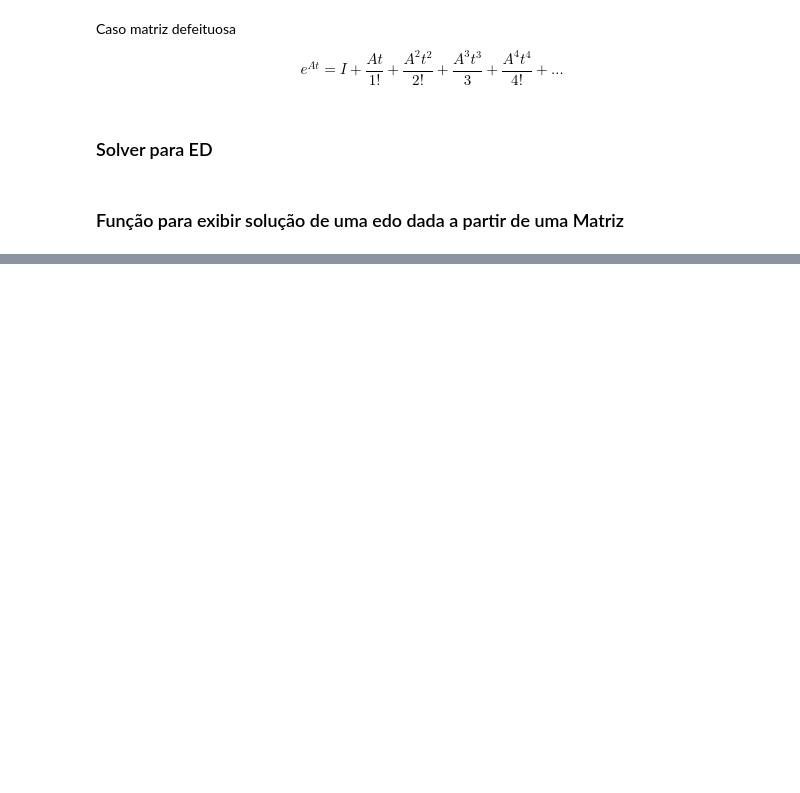
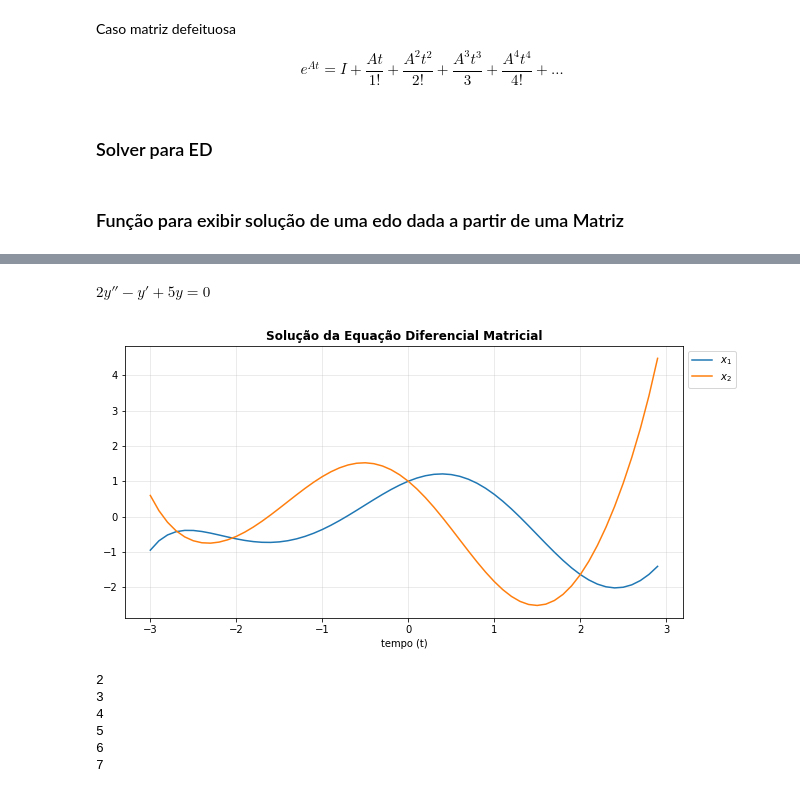
Before and after one commit to gil-miranda/university-courses, a Jupyter notebook: comp-cientifica-II-2019-2/Project-I/Project-I.ipynb, the cells around one changed output, grey strips where cells are left out. Saved outputs shown, nothing was run; the diff lists cells and outputs as text; code cells hidden in the pictures; blank space fills up the shorter version.

```diff
--- a/comp-cientifica-II-2019-2/Project-I/Project-I.ipynb
+++ b/comp-cientifica-II-2019-2/Project-I/Project-I.ipynb
@@ -150,0 +157,26 @@ B = np.array([[-1,0,0],[1,-1,0],[0,1,-1]])
+# %%
+def gen_mAb(eq): ## Input -> eq: lista de coeficientes da ed.
+    col_len = len(eq) - 2 ## Armazena o tamanho da matrix A nxn, que é o tamanho do array retirados dois coeficientes
+    A = np.zeros(shape=(col_len, col_len)) ## Gera a matriz A com zeros
+    I = np.eye(col_len) ## Gera uma matriz identidade
+    I[0] = I[0]*0 ## Transforma a primeira linha de I em zeros
+    I_desl = np.roll(I, -1, 0) ## Desloca a matriz identidade para a direita
+    b = np.zeros(col_len) ## Gera o vetor b com zeros
+    b[-1] = eq[-1] ## Insere como último elemento de b a constante c
+    for (i,j) in zip(np.flip(eq[1:-1]),range(0,col_len)): ## Insere os coeficientes na última linha da matriz A
+        A[-1][j] = -i/eq[0]
+    A = A + I_desl ## Soma A com a identidade deslocada
+    return A, b ## Output -> A: Matriz do sistema de edos de primeira ordem. b: Vetor constante
+# %% [markdown]
+$2y'' -y' + 5y = 0$
+# %%
+eq = [2,-1,5,0]
+# %%
+def exibe_solucao_2(eq,c):
+    A, b = gen_mAb(eq)
+    c = np.flip(c)
+    exibe_solucao_1(A, b, c, t = [-3,3,0.1])
+# %%
+exibe_solucao_2(eq,[1,1])
+# %% [output]
+[figure, added]
@@ -150,0 +185,11 @@ B = np.array([[-1,0,0],[1,-1,0],[0,1,-1]])
+# %%
+eq = [1,2,3,4,5,6,7,8]
+for i in eq[1:-1]:
+    print(i)
+# %% [output]
+2
+3
+4
+5
+6
+7
```
Also changed, not shown: parts of 6 cells of this notebook.
